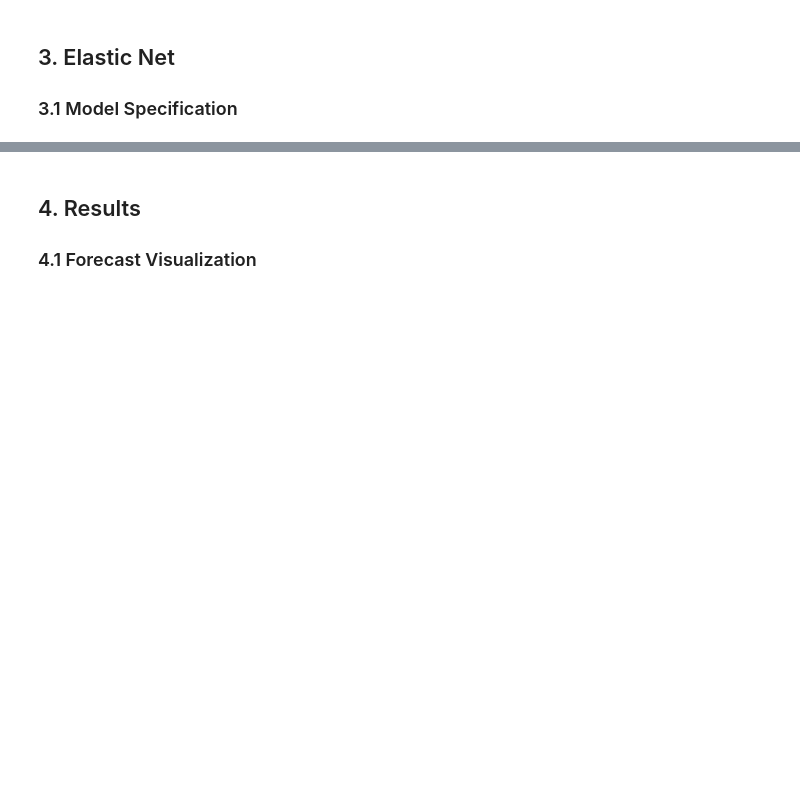
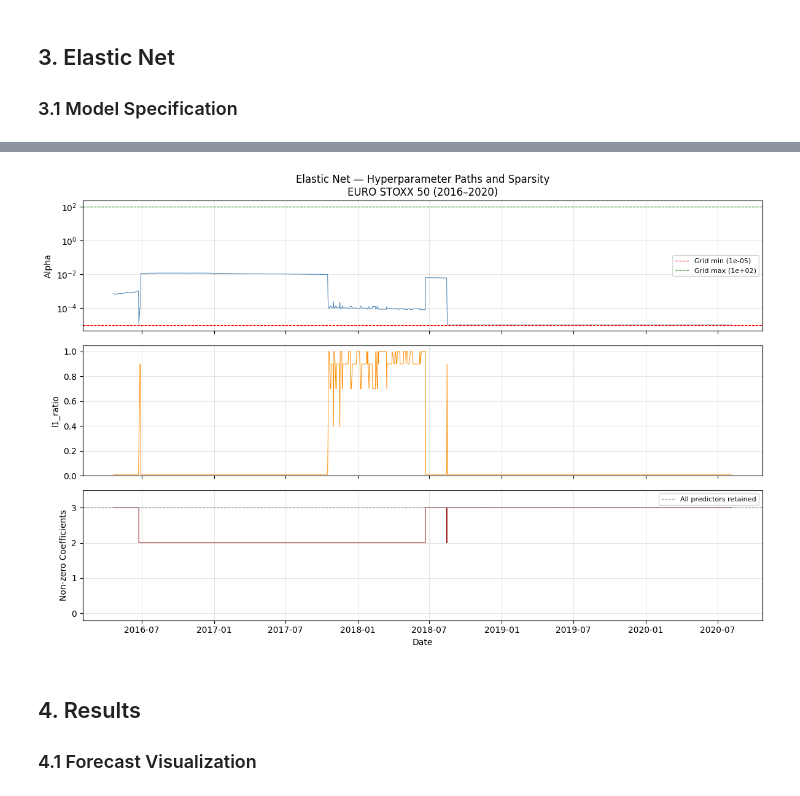
Before and after one commit to tobiasctpersson/MSc-Thesis, a Jupyter notebook: 5-min RV/Python Code/MHAR Results/Regularized Models/MHAR_5min_EN.ipynb, the cells around one changed output, grey strips where cells are left out. Cells and saved outputs as stored; diff of their text form; code cells hidden in the pictures; blank space fills up the shorter version.

```diff
--- a/5-min RV/Python Code/MHAR Results/Regularized Models/MHAR_5min_EN.ipynb
+++ b/5-min RV/Python Code/MHAR Results/Regularized Models/MHAR_5min_EN.ipynb
@@ -527,3 +372,35 @@ Elastic Net test-set MSE: 5.784154e-08
+# %%
+fig, axes = plt.subplots(3, 1, figsize=(12, 8), sharex=True)
+
+# --- Alpha path ---
+axes[0].semilogy(dates_test, alpha_path, color="steelblue", linewidth=0.7)
+axes[0].axhline(y=alpha_grid[0], color="red", linestyle="--", linewidth=0.8, label=f"Grid min ({alpha_grid[0]:.0e})")
+axes[0].axhline(y=alpha_grid[-1], color="green", linestyle="--", linewidth=0.8, label=f"Grid max ({alpha_grid[-1]:.0e})")
+axes[0].set_ylabel("Alpha")
+axes[0].set_title("Elastic Net — Hyperparameter Paths and Sparsity\nEURO STOXX 50 (2016–2020)")
+axes[0].legend(fontsize=8)
+axes[0].grid(True, alpha=0.3)
+
+# --- l1_ratio path ---
+axes[1].plot(dates_test, l1_ratio_path, color="darkorange", linewidth=0.7)
+axes[1].set_ylabel("l1_ratio")
+axes[1].set_ylim(0, 1.05)
+axes[1].grid(True, alpha=0.3)
+
+# --- Sparsity path ---
+axes[2].step(dates_test, nonzero_path, color="darkred", linewidth=0.7)
+axes[2].set_ylabel("Non-zero Coefficients")
+axes[2].set_xlabel("Date")
+axes[2].set_yticks([0, 1, 2, 3])
+axes[2].set_ylim(-0.2, 3.5)
+axes[2].axhline(y=3, color="grey", linestyle="--", linewidth=0.8, label="All predictors retained")
+axes[2].legend(fontsize=8)
+axes[2].grid(True, alpha=0.3)
+
+plt.tight_layout()
+plt.show()
+# %% [output]
+[figure, added]
 # %% [markdown]
 ## 4. Results
 ### 4.1 Forecast Visualization
```
Also changed, not shown: parts of 21 cells of this notebook, 29 other files.
